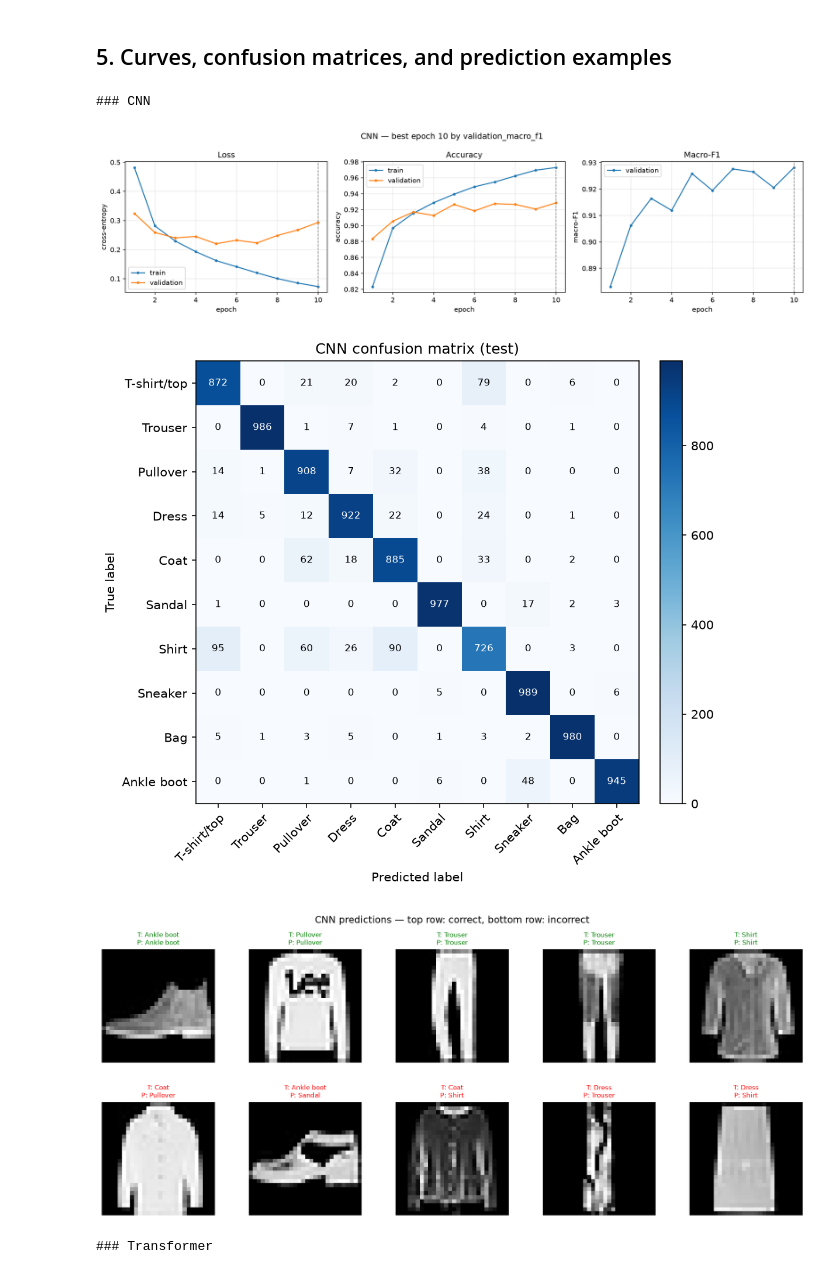
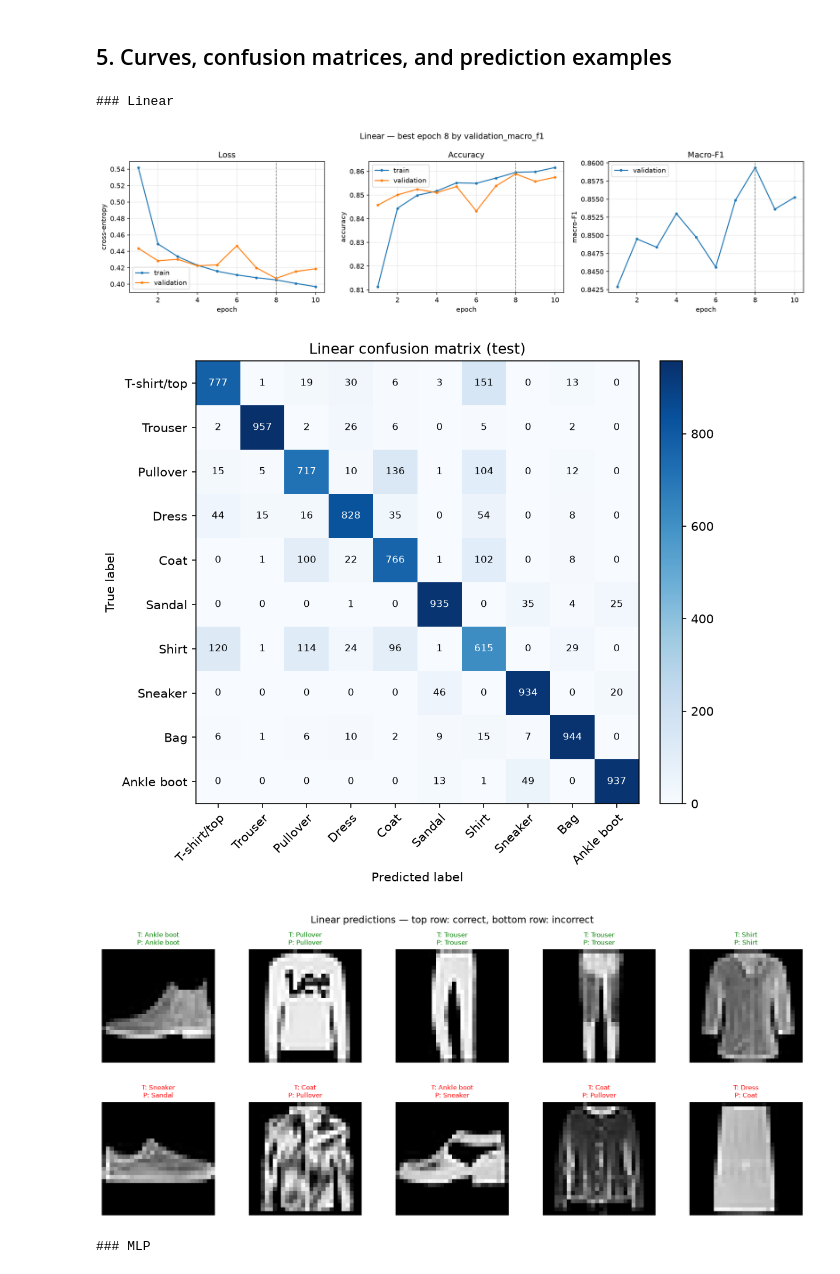
Before and after one commit to DangXiMi/CO3133-DeepLearning, a Jupyter notebook: assignment1/main.ipynb, the cells around one changed output. Cells and saved outputs as stored; diff of their text form; code cells hidden in the pictures.

```diff
--- a/assignment1/main.ipynb
+++ b/assignment1/main.ipynb
@@ -27,7 +69,8 @@ set_seed()
 (X_train, y_train), (X_validate, y_validate), (X_test, y_test) = load_split(dataset_name="fashion_mnist")
 (X_train, X_validate, X_test), (mean, std) = preprocess(X_train, X_validate, X_test)
 train_loader, validation_loader, test_loader = get_dataloaders(
-    X_train, y_train, X_validate, y_validate, X_test, y_test
+    X_train, y_train, X_validate, y_validate, X_test, y_test,
+    batch_size=BATCH_SIZE,
 )
 
 print("Train/Validation/Test:", len(y_train), len(y_validate), len(y_test))
@@ -330,12 +208,4 @@ Device: cuda
 # %%
-model_builders = {
-    "Linear": lambda: LinearClassifier(input_shape=(1, 28, 28)),
-    "MLP": lambda: MLP(input_dim=784),
-    "CNN": lambda: CNNClassifier(input_shape=(1, 28, 28)),
-    "GRU": lambda: GRUClassifier(input_shape=(1, 28, 28)),
-    "Transformer": lambda: TransformerClassifier(input_shape=(1, 28, 28)),
-}
-
 criterion = nn.CrossEntropyLoss()
 rows = []
 histories = {}
@@ -396,14 +266,20 @@ for display_name, build in model_builders.items():
         json.dump(history, handle, indent=2)
     plot_curves(history, RESULTS_DIR / "curves" / f"{display_name.lower()}.png", display_name)
     plot_confusion(
-        cm, CLASS_NAMES,
+        cm,
+        CLASS_NAMES,
         RESULTS_DIR / "confusion" / f"{display_name.lower()}.png",
         f"{display_name} confusion matrix (test)",
     )
     plot_examples(
-        X_test, targets, predictions, CLASS_NAMES,
+        X_test,
+        targets,
+        predictions,
+        CLASS_NAMES,
         RESULTS_DIR / "examples" / f"{display_name.lower()}.png",
-        f"{display_name} predictions", float(mean), float(std),
+        f"{display_name} predictions",
+        float(mean),
+        float(std),
     )
 
     best_index = max(0, history["best_epoch"] - 1)
@@ -498,14 +374,14 @@ results_df
 # %%
 from IPython.display import Image, display
 
-for display_name in ["CNN", "Transformer"]:
+for display_name in model_builders:
     print(f"### {display_name}")
     display(Image(filename=str(RESULTS_DIR / "curves" / f"{display_name.lower()}.png")))
     display(Image(filename=str(RESULTS_DIR / "confusion" / f"{display_name.lower()}.png")))
     display(Image(filename=str(RESULTS_DIR / "examples" / f"{display_name.lower()}.png")))
 # %% [output]
-### CNN
+### Linear
-[figure, old version]
+[figure, new version]
-[figure, old version]
+[figure, new version]
-[figure, old version]
+[figure, new version]
-### Transformer
+### MLP
```
Also changed, not shown: parts of 9 cells of this notebook, 21 other files.
